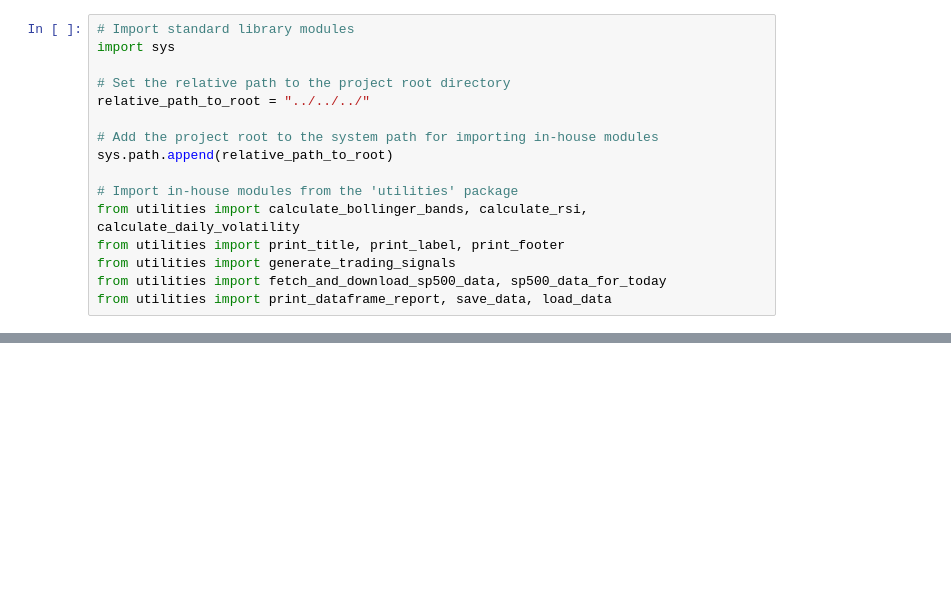
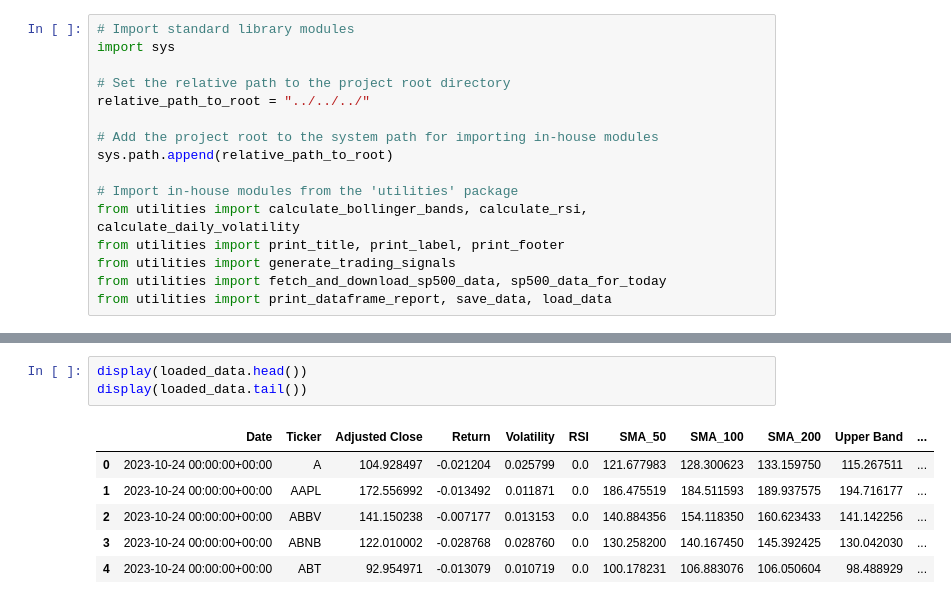
Before and after one commit to Corey-Holton/Group_project_2, a Jupyter notebook: notebooks/christian_exploration/exploratory_data_analysis/explore_stock_data.ipynb, the cells around one changed output, grey strips where cells are left out. Saved outputs shown, nothing was run; the diff lists cells and outputs as text; blank space fills up the shorter version.

```diff
--- a/notebooks/christian_exploration/exploratory_data_analysis/explore_stock_data.ipynb
+++ b/notebooks/christian_exploration/exploratory_data_analysis/explore_stock_data.ipynb
@@ -73,0 +47,10 @@ loaded_data
+# %%
+display(loaded_data.head())
+display(loaded_data.tail())
+# %% [output]
+|  | Date | Ticker | Adjusted Close | Return | Volatility | RSI | SMA_50 | SMA_100 | SMA_200 | Upper Band | ... |
+| 0 | 2023-10-24 00:00:00+00:00 | A | 104.928497 | -0.021204 | 0.025799 | 0.0 | 121.677983 | 128.300623 | 133.159750 | 115.267511 | ... |
+| 1 | 2023-10-24 00:00:00+00:00 | AAPL | 172.556992 | -0.013492 | 0.011871 | 0.0 | 186.475519 | 184.511593 | 189.937575 | 194.716177 | ... |
+| 2 | 2023-10-24 00:00:00+00:00 | ABBV | 141.150238 | -0.007177 | 0.013153 | 0.0 | 140.884356 | 154.118350 | 160.623433 | 141.142256 | ... |
+| 3 | 2023-10-24 00:00:00+00:00 | ABNB | 122.010002 | -0.028768 | 0.028760 | 0.0 | 130.258200 | 140.167450 | 145.392425 | 130.042030 | ... |
+| 4 | 2023-10-24 00:00:00+00:00 | ABT | 92.954971 | -0.013079 | 0.010719 | 0.0 | 100.178231 | 106.883076 | 106.050604 | 98.488929 | ... |
```
Also changed, not shown: parts of 5 cells of this notebook, 3 other files.
